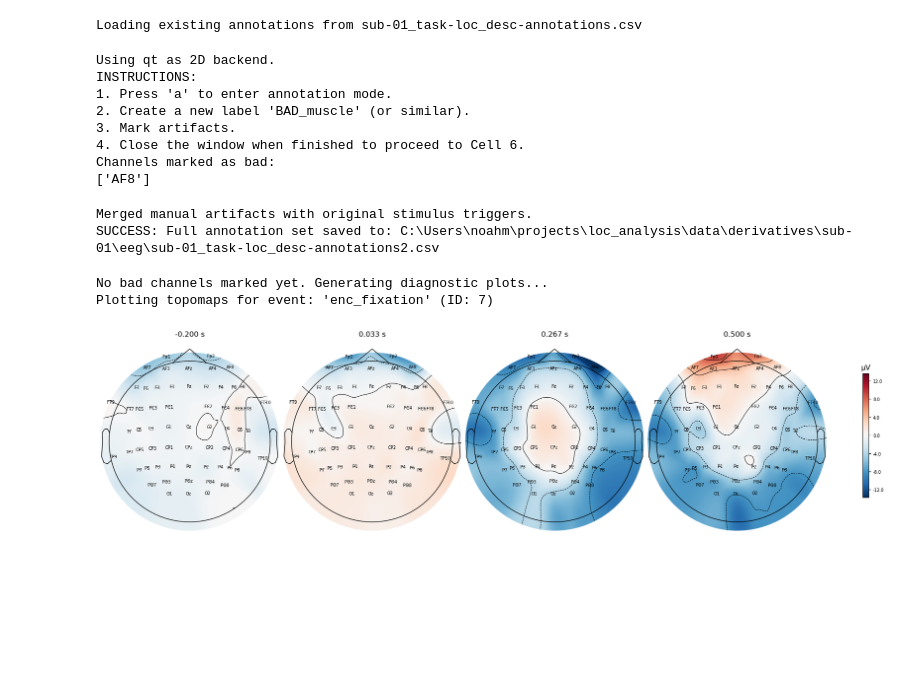
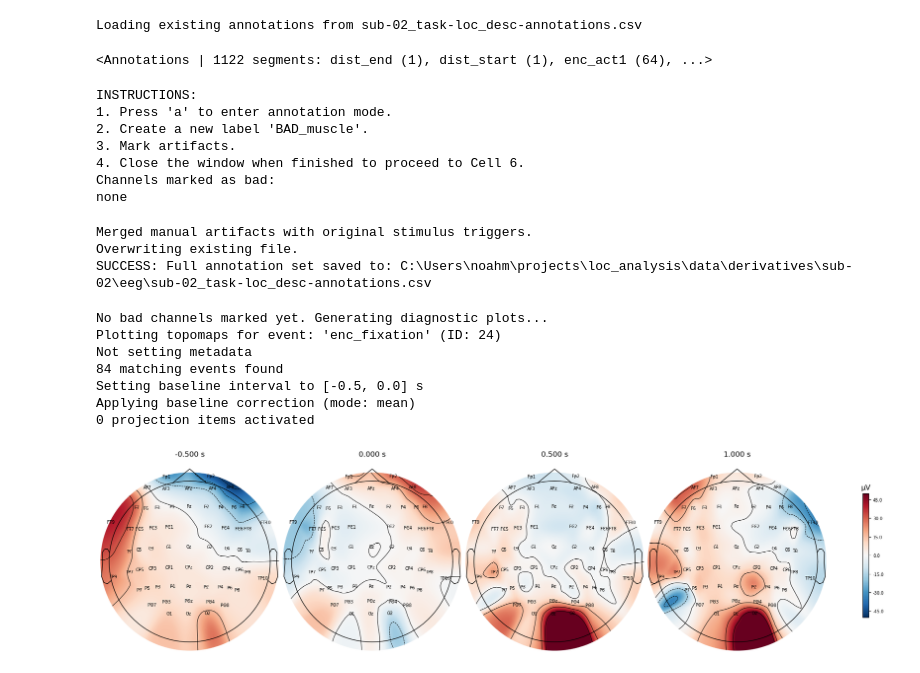
Before and after one commit to noah-mba/LOC_analysis, a Jupyter notebook: scripts/eeg/02_visual_inspection.ipynb, the cells around one changed output. Drawn from its saved outputs; the diff is of its cells as text; code cells hidden in the pictures; blank space fills up the shorter version.

```diff
--- a/scripts/eeg/02_visual_inspection.ipynb
+++ b/scripts/eeg/02_visual_inspection.ipynb
@@ -31,7 +21,7 @@ import os
 
 # 2. Configuration
 bids_root = Path(r"C:\Users\noahm\projects\loc_analysis\data\derivatives")
-sub_number = "01"
+sub_number = "02"
 task = "loc"
 suffix = "eeg"
 
@@ -127,13 +124,13 @@ Plotting power spectral density (dB=True).
 # %%
 # 1. Preserve original stimulus triggers (we will need these later!)
-#    We assume the file started with stimulus annotations from BIDS.
+# We assume the file started with stimulus annotations from BIDS.
 stimulus_annotations = raw_eeg.annotations.copy()
 
 # 2. Check if we have a saved annotation CSV (Resume work?)
 if fname_annots.exists():
     print(f"Loading existing annotations from {fname_annots.name}")
     # If loading previous work, it likely contains everything (Stim + Breaks + Muscle).
-    # If you still want to inspect blindly, we'd need to filter this,
+    # If I still want to inspect blindly, we'd need to filter this,
     # but usually if a file exists, inspection is already done.
     saved_annots = mne.read_annotations(fname_annots)
     raw_eeg.set_annotations(saved_annots)
@@ -142,12 +139,12 @@ else:
     print("No existing annotations found. Preparing for BLIND visual inspection...")
 
     # --- AUTO-GENERATION LOGIC ---
-    id_enc_start, id_dist_start, id_dist_end = 12, 2, 1
+    id_enc_start, id_enc_end, id_ret_start = 13, 7, 46
 
     try:
         samp_enc_start = events[events[:, 2] == id_enc_start, 0][0]
-        samp_dist_start = events[events[:, 2] == id_dist_start, 0][0]
-        samp_dist_end   = events[events[:, 2] == id_dist_end, 0][0]
+        samp_enc_end = events[events[:, 2] == id_enc_end, 0][0]
+        samp_ret_start   = events[events[:, 2] == id_ret_start, 0][0]
 
         # Calculate timing
         sfreq = raw_eeg.info['sfreq']
@@ -156,14 +153,14 @@ else:
         onset_1 = 0
         dur_1 = (samp_enc_start - first_samp) / sfreq
 
-        onset_2 = (samp_dist_start - first_samp) / sfreq
-        dur_2 = (samp_dist_end - samp_dist_start) / sfreq
+        onset_2 = (samp_enc_end - first_samp) / sfreq
+        dur_2 = (samp_ret_start - samp_enc_end) / sfreq
 
         # Create Break Annotations
         break_annots = mne.Annotations(
             onset=[onset_1, onset_2],
             duration=[dur_1, dur_2],
-            description=['BAD_break', 'BAD_distractor']
+            description=['BAD_break', 'BAD_break']
         )
 
         # --- CRITICAL CHANGE FOR BLIND INSPECTION ---
@@ -175,7 +172,11 @@ else:
     except IndexError:
         print("Warning: Could not find all trigger events. Annotations not updated.")
 # %% [output]
-Loading existing annotations from sub-01_task-loc_desc-annotations.csv
+Loading existing annotations from sub-02_task-loc_desc-annotations.csv
+# %%
+print(stimulus_annotations)
+# %% [output]
+<Annotations | 1122 segments: dist_end (1), dist_start (1), enc_act1 (64), ...>
 # %%
 # Visual Inspection
 scaling_dict = dict(eeg=20e-6)
@@ -193,18 +194,17 @@ fig = raw_eeg.plot(
 
 print("INSTRUCTIONS:")
 print("1. Press 'a' to enter annotation mode.")
-print("2. Create a new label 'BAD_muscle' (or similar).")
+print("2. Create a new label 'BAD_muscle'.")
 print("3. Mark artifacts.")
 print("4. Close the window when finished to proceed to Cell 6.")
 # %% [output]
-Using qt as 2D backend.
 INSTRUCTIONS:
 1. Press 'a' to enter annotation mode.
-2. Create a new label 'BAD_muscle' (or similar).
+2. Create a new label 'BAD_muscle'.
 3. Mark artifacts.
 4. Close the window when finished to proceed to Cell 6.
 Channels marked as bad:
-['AF8']
+none
 # %%
 # ---------------------------------------------------------
 # STEP 6: MERGE & SAVE ANNOTATIONS
@@ -232,7 +232,8 @@ raw_eeg.annotations.save(fname_annots, overwrite=True)
 print(f"SUCCESS: Full annotation set saved to: {fname_annots}")
 # %% [output]
 Merged manual artifacts with original stimulus triggers.
-SUCCESS: Full annotation set saved to: C:\Users\noahm\projects\loc_analysis\data\derivatives\sub-01\eeg\sub-01_task-loc_desc-annotations2.csv
+Overwriting existing file.
+SUCCESS: Full annotation set saved to: C:\Users\noahm\projects\loc_analysis\data\derivatives\sub-02\eeg\sub-02_task-loc_desc-annotations.csv
 # %%
 # ---------------------------------------------------------
 # STEP 7: BAD CHANNEL INSPECTION (Topo Plots)
@@ -248,40 +249,45 @@ if len(current_bads) > 0:
 else:
     print("No bad channels marked yet. Generating diagnostic plots...")
 
     # 2. Define the specific event we want to inspect
     target_event_name = 'enc_fixation'
-    target_event_id = 7
+    target_event_id = 24
 
     # Re-extract events (just to be safe and ensure we have the latest)
     events, event_dict = mne.events_from_annotations(raw_eeg, verbose=False)
 
     # Check if our target ID exists in the events
     if target_event_id in events[:, 2]:
         print(f"Plotting topomaps for event: '{target_event_name}' (ID: {target_event_id})")
 
         # 3. Create Epochs for the specific event
         epochs_viz = mne.Epochs(
             raw_eeg,
             events,
             event_id={target_event_name: target_event_id},
-            tmin=-0.2, tmax=0.5,
-            baseline=(None, 0),
-            preload=True,
+            tmin=-0.5, tmax=1,
+            # baseline=(None, 0),
+            # preload=True,
             reject_by_annotation=True, # Exclude the muscle artifacts/breaks we just marked!
-            verbose=False
+            # verbose=False
         )
 
         # 4. Plot Topomap
         #    Look for "Red" or "Blue" spots that look completely different from neighbors
         fig_topo = epochs_viz.average().plot_topomap(show_names=True, size=3)
 
     else:
         print(f"Error: Event ID {target_event_id} ('{target_event_name}') not found in the data.")
         print(f"Available Event IDs: {np.unique(events[:, 2])}")
 # %% [output]
 No bad channels marked yet. Generating diagnostic plots...
-Plotting topomaps for event: 'enc_fixation' (ID: 7)
+Plotting topomaps for event: 'enc_fixation' (ID: 24)
+Not setting metadata
+84 matching events found
+Setting baseline interval to [-0.5, 0.0] s
+Applying baseline correction (mode: mean)
+0 projection items activated
-[figure, old version]
+[figure, new version]
 # %%
 # ---------------------------------------------------------
 # STEP 8: MARK BADS & VERIFY INTERPOLATION
```
Also changed, not shown: parts of 10 cells of this notebook, 5 other files.
